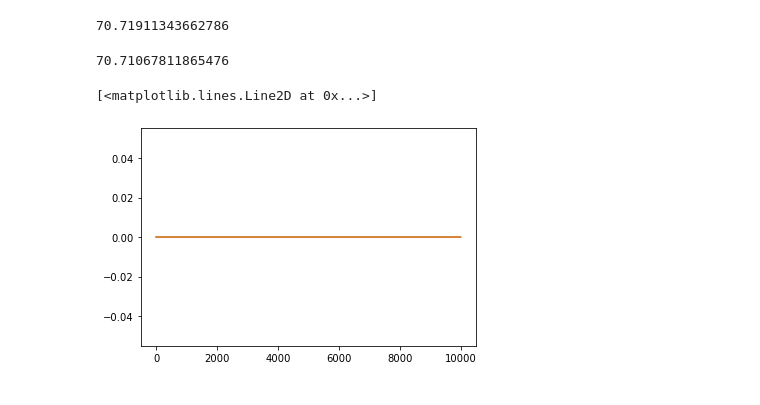
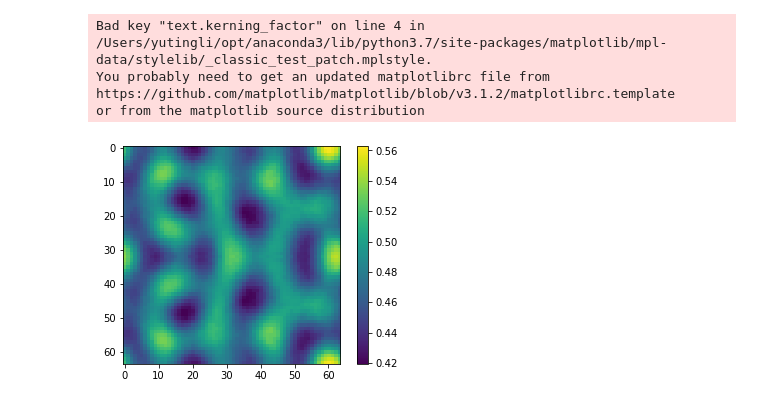
Before and after one commit to Irene-Li/Crypt, a Jupyter notebook: test2d/Untitled.ipynb, the cells around one changed output. Cells and saved outputs as stored; diff of their text form; code cells hidden in the pictures.

```diff
--- a/test2d/Untitled.ipynb
+++ b/test2d/Untitled.ipynb
@@ -34,14 +1,23 @@ np.std(B[:, :int(N/2)].real)
-# %%
-np.std(B[:, :int(N/2)].imag)
-# %% [output]
-70.71911343662786
-# %%
-np.sqrt(N/2)
-# %% [output]
-70.71067811865476
-# %%
-plt.plot(B[:, 0].imag)
-plt.plot(B[:, int(N/2)].imag)
-# %% [output]
-[<matplotlib.lines.Line2D at 0x...>]
-[figure, removed]
+# %%
+import numpy as np
+import sys, os
+sys.path.insert(1, os.path.join(sys.path[0], '..'))
+from Source.Crypt2D import *
+import time
+# %% [output]
+Bad key "text.kerning_factor" on line 4 in
+/Users/yutingli/opt/anaconda3/lib/python3.7/site-packages/matplotlib/mpl-data/stylelib/_classic_test_patch.mplstyle.
+You probably need to get an updated matplotlibrc file from
+https://github.com/matplotlib/matplotlib/blob/v3.1.2/matplotlibrc.template
+or from the matplotlib source distribution
+# %%
+label = 'test'
+
+solver = StoEvolution2D()
+solver.load(label)
+# %%
+plt.imshow(solver.y[-2, 0])
+plt.colorbar()
+plt.show()
+# %% [output]
+[figure, added]
```
Also changed, not shown: parts of 7 cells of this notebook, 2 other files.
